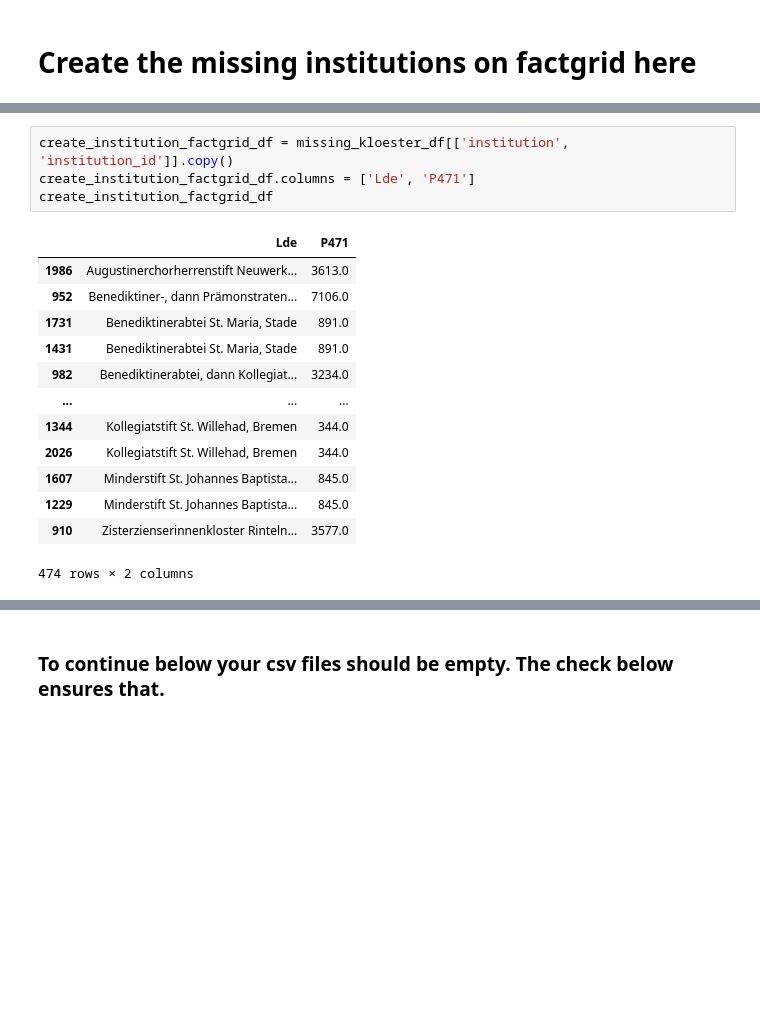
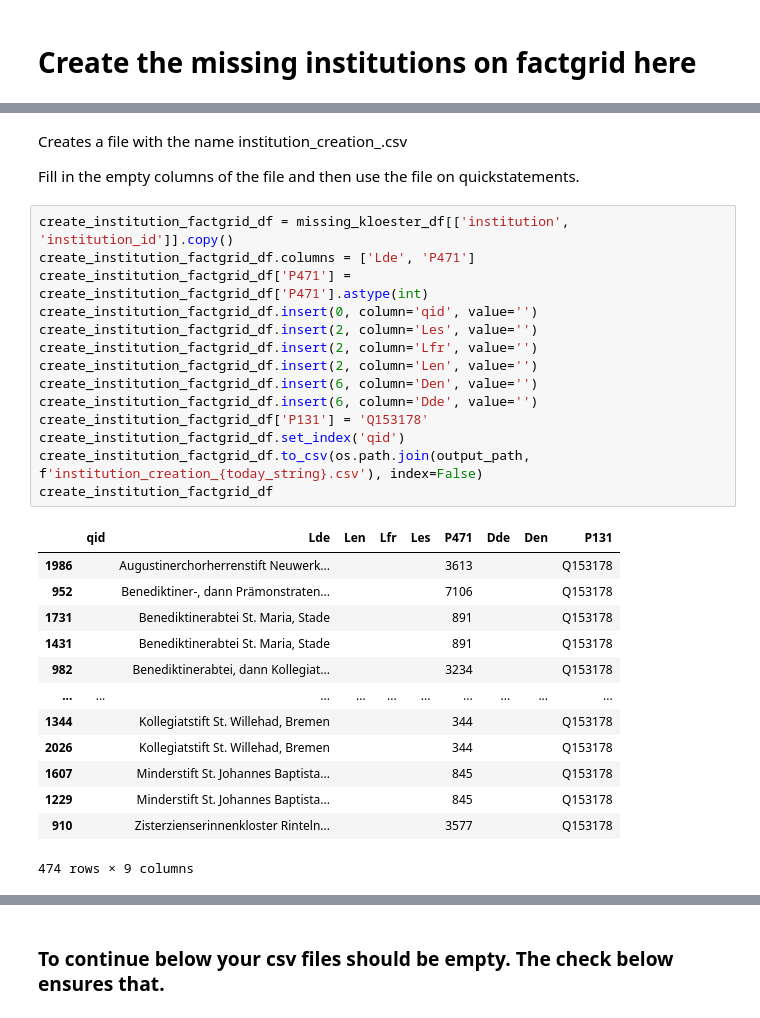
Before and after one commit to WIAG-ADW-GOE/WIAGweb2, a Jupyter notebook: notebooks/wiag_to_factgrid.ipynb, the cells around one changed output, grey strips where cells are left out. Cells and saved outputs as stored; diff of their text form; blank space fills up the shorter version.

```diff
--- a/notebooks/wiag_to_factgrid.ipynb
+++ b/notebooks/wiag_to_factgrid.ipynb
@@ -425,19 +417,33 @@ missing_kloester_df
+# %% [markdown]
+Creates a file with the name institution_creation_<date>.csv
+
+Fill in the empty columns of the file and then use the file on quickstatements.
 # %%
 create_institution_factgrid_df = missing_kloester_df[['institution', 'institution_id']].copy()
 create_institution_factgrid_df.columns = ['Lde', 'P471']
+create_institution_factgrid_df['P471'] = create_institution_factgrid_df['P471'].astype(int)
+create_institution_factgrid_df.insert(0, column='qid', value='')
+create_institution_factgrid_df.insert(2, column='Les', value='')
+create_institution_factgrid_df.insert(2, column='Lfr', value='')
+create_institution_factgrid_df.insert(2, column='Len', value='')
+create_institution_factgrid_df.insert(6, column='Den', value='')
+create_institution_factgrid_df.insert(6, column='Dde', value='')
+create_institution_factgrid_df['P131'] = 'Q153178'
+create_institution_factgrid_df.set_index('qid')
+create_institution_factgrid_df.to_csv(os.path.join(output_path, f'institution_creation_{today_string}.csv'), index=False)
 create_institution_factgrid_df
 # %% [output]
-|  | Lde | P471 |
-| 1986 | Augustinerchorherrenstift Neuwerk... | 3613.0 |
-| 952 | Benediktiner-, dann Prämonstraten... | 7106.0 |
-| 1731 | Benediktinerabtei St. Maria, Stade | 891.0 |
-| 1431 | Benediktinerabtei St. Maria, Stade | 891.0 |
-| 982 | Benediktinerabtei, dann Kollegiat... | 3234.0 |
-| ... | ... | ... |
-| 1344 | Kollegiatstift St. Willehad, Bremen | 344.0 |
-| 2026 | Kollegiatstift St. Willehad, Bremen | 344.0 |
-| 1607 | Minderstift St. Johannes Baptista... | 845.0 |
-| 1229 | Minderstift St. Johannes Baptista... | 845.0 |
-| 910 | Zisterzienserinnenkloster Rinteln... | 3577.0 |
+|  | qid | Lde | Len | Lfr | Les | P471 | Dde | Den | P131 |
+| 1986 |  | Augustinerchorherrenstift Neuwerk... |  |  |  | 3613 |  |  | Q153178 |
+| 952 |  | Benediktiner-, dann Prämonstraten... |  |  |  | 7106 |  |  | Q153178 |
+| 1731 |  | Benediktinerabtei St. Maria, Stade |  |  |  | 891 |  |  | Q153178 |
+| 1431 |  | Benediktinerabtei St. Maria, Stade |  |  |  | 891 |  |  | Q153178 |
+| 982 |  | Benediktinerabtei, dann Kollegiat... |  |  |  | 3234 |  |  | Q153178 |
+| ... | ... | ... | ... | ... | ... | ... | ... | ... | ... |
+| 1344 |  | Kollegiatstift St. Willehad, Bremen |  |  |  | 344 |  |  | Q153178 |
+| 2026 |  | Kollegiatstift St. Willehad, Bremen |  |  |  | 344 |  |  | Q153178 |
+| 1607 |  | Minderstift St. Johannes Baptista... |  |  |  | 845 |  |  | Q153178 |
+| 1229 |  | Minderstift St. Johannes Baptista... |  |  |  | 845 |  |  | Q153178 |
+| 910 |  | Zisterzienserinnenkloster Rinteln... |  |  |  | 3577 |  |  | Q153178 |
-474 rows × 2 columns
+474 rows × 9 columns
 # %%
```
Also changed, not shown: parts of 7 cells of this notebook.
